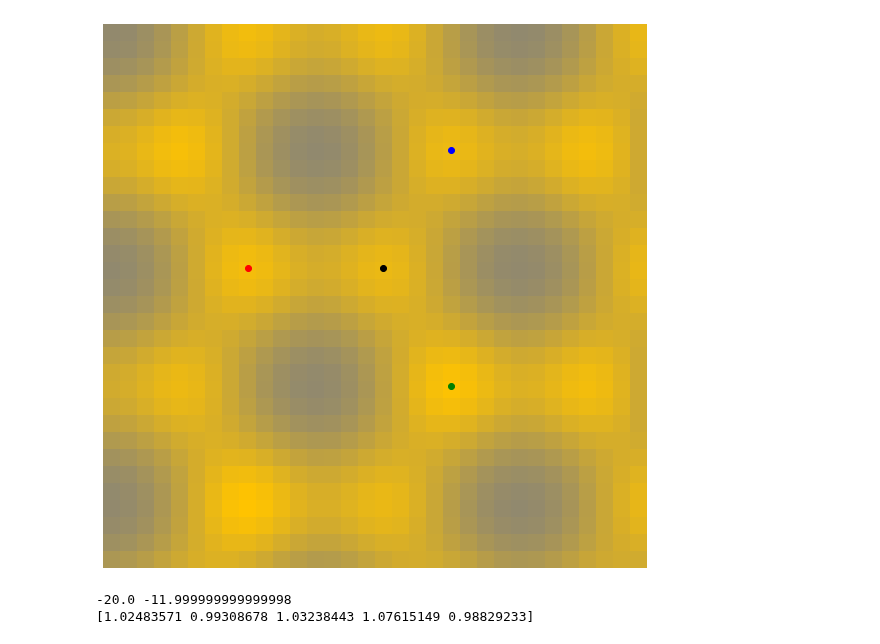
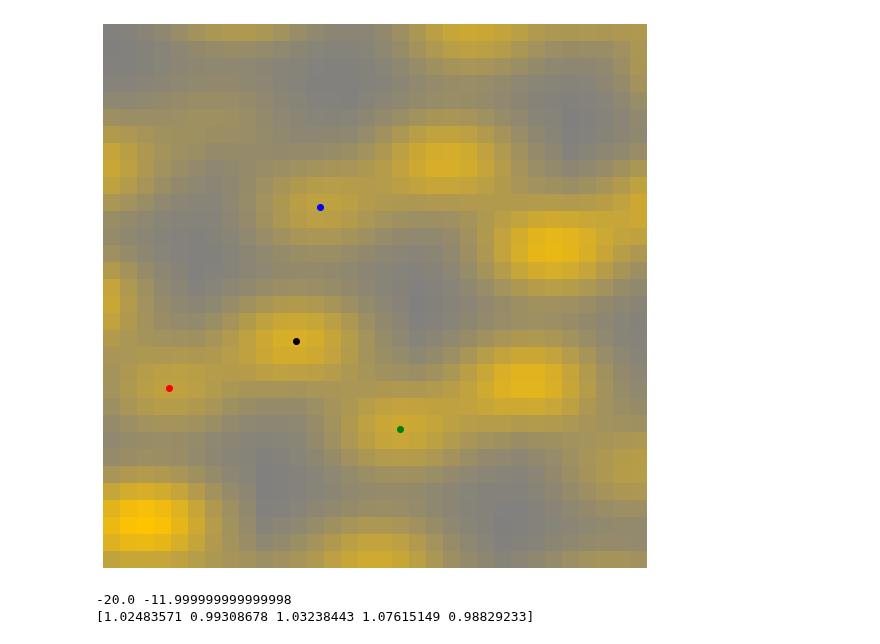
Before and after one commit to DanielMGlazer/HexogonalMLProject, a Jupyter notebook: Hexagonal_Training_Data_Raw.ipynb, the cells around one changed output. Saved outputs shown, nothing was run; the diff lists cells and outputs as text; code cells hidden in the pictures.

```diff
--- a/Hexagonal_Training_Data_Raw.ipynb
+++ b/Hexagonal_Training_Data_Raw.ipynb
@@ -97,6 +98,7 @@ def rect_map(map_height,map_width):
 
 #Gaussian function to be used globably
 Gaussian= lambda x,scl,amp: amp*math.e**(-0.5*(x/scl)**2)
+Gaussian2D= lambda x,y,sclx,scly,amp:amp*math.e**(-0.5*(x/sclx)**2-0.5*(y/scly)**2)
 
 #Labeling methods
 def distance(a,mid): #Returns the distance between two pixels
@@ -153,9 +155,24 @@ class Training_im:
                 self.blob_values_array[y][x]+=color_scaling(distance)
 
 
+    def gauss_circ_2D(self,p,radius): #Draws a gaussian blob at a given location
+        #radius is a given param that represents the standard deviation of the gaussian
+        #plot_rad is some multiple of the radius given, it is the radius of the circle to be plotted
+        _scale=radius
+        plot_rad=4*radius
+        z_shift=norm.rvs(loc=1,scale=self.height_var)
+        color_amp=self.corr*z_shift
+        color_scaling=lambda x,y: Gaussian2D(x,y,1.5*_scale,_scale,color_amp)
+
+        for x in range(math.floor(max(p[0]-plot_rad,0)),math.floor(min(p[0]+plot_rad,self.image_size[0]))):
+            for y in range(math.floor(max(p[1]-plot_rad,0)),math.floor(min(p[1]+plot_rad,self.image_size[1]))):
+                dist_vec=np.array([x-p[0],y-p[1]])
+                #distance=np.linalg.norm(dist_vec)
+                self.blob_values_array[y][x]+=color_scaling(dist_vec[0],dist_vec[1])
+
     def plot_hex_dots(self): #Calls gauss_circ on every point in atom_locs
         for p in self.atom_locs:
-            self.gauss_circ(p,self.atom_size)
+            self.gauss_circ_2D(p,self.atom_size)
 
     #Rotation methods
     def rotate_point(self,p): #Rotates given point by predetermined angle around origin, which is set to (0,0) by default
@@ -283,45 +300,48 @@ def plot_labels():
 
 bond_length = 8
 origin = [0,0]
-atom_size = 3
+atom_size = 2
 #strain[q,r,b]
 strain = [0,0,0]
 #anlge in degrees
-angle = 0
+angle = 20
 corr = 0.2
-height_var=0.05
+height_var=0.3
 im = Training_im([bond_length,bond_length],origin,atom_size,strain,angle,corr,height_var)
 center_atom=im.central_atom
 neighbors=im.neighbor_vects
 
 #Plots a 3D surface of the atom heights
 # %matplotlib notebook
 # z = im.blob_values_array
+# z=gaussian_filter(z,[0,2])
 # ny,nx = z.shape
 # x = np.linspace(0,nx,nx)
 # y = np.linspace(0,ny,ny)
 # xv, yv = np.meshgrid(x,y)
 # fig=plt.figure(figsize=(10,10))
 # ax=fig.add_subplot(111,projection='3d')
 # height3d=ax.plot_surface(xv,yv,z,linewidth=0,alpha=0.5)
-# #plot_labels_3d()
+# plot_labels_3d()
 # ax.set_zlabel('z')
 # ax.set_xlabel('x')
 # ax.set_ylabel('y')
 
 
 #Plots a 2D colored representaion of the atoms. Make sure corr=100
 %matplotlib inline
 im.make_im()
+z=im.blob_values_array
+#z=gaussian_filter(z,[0,2])
 fig = plt.figure(figsize = (10, 10))
 ax = plt.subplot(1,1,1)
 ax.imshow(im.image)
 ax.axis('off')
 plot_labels()
 
-# plt.show()
+plt.show()
 # %% [output]
-[figure, old version]
+[figure, new version]
 # %%
 #Plots distributions
 my_a,my_b=0,0.4
```
Also changed, not shown: parts of 2 cells of this notebook, 15 other files.
